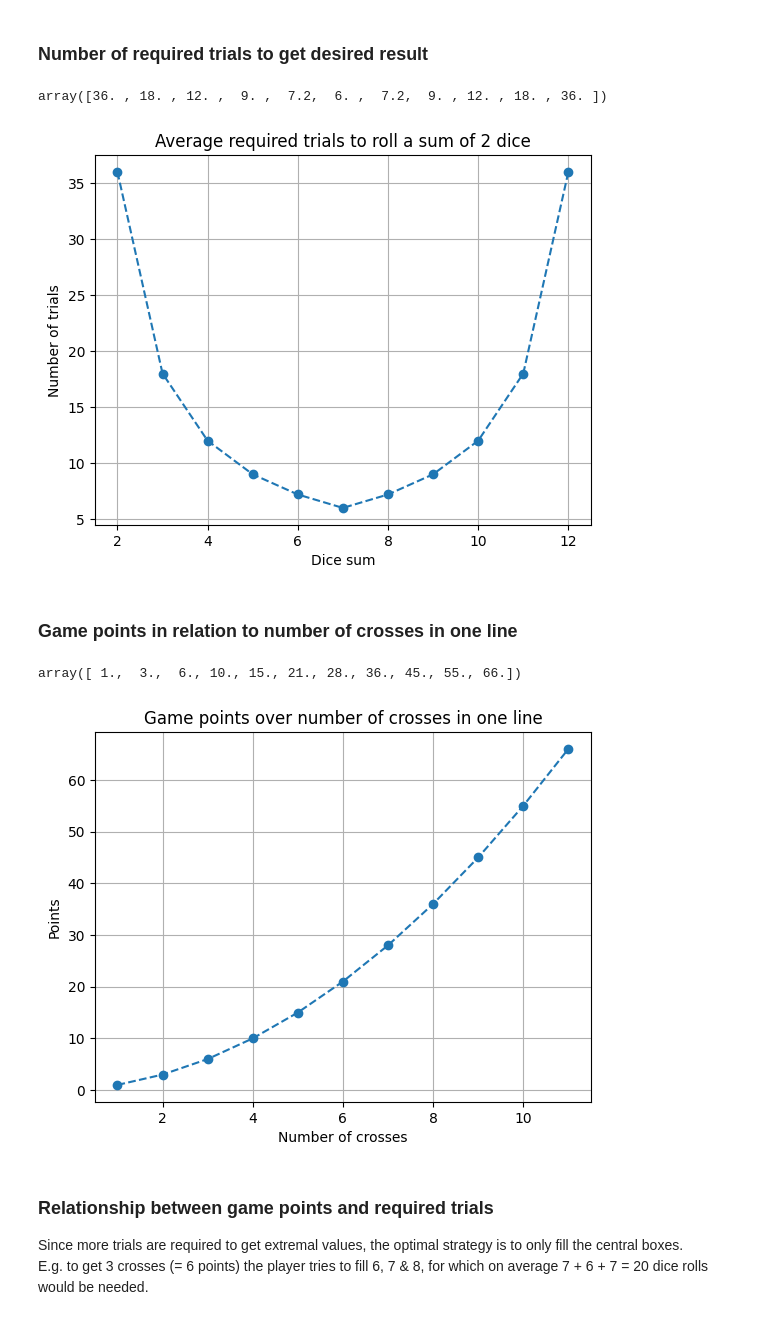
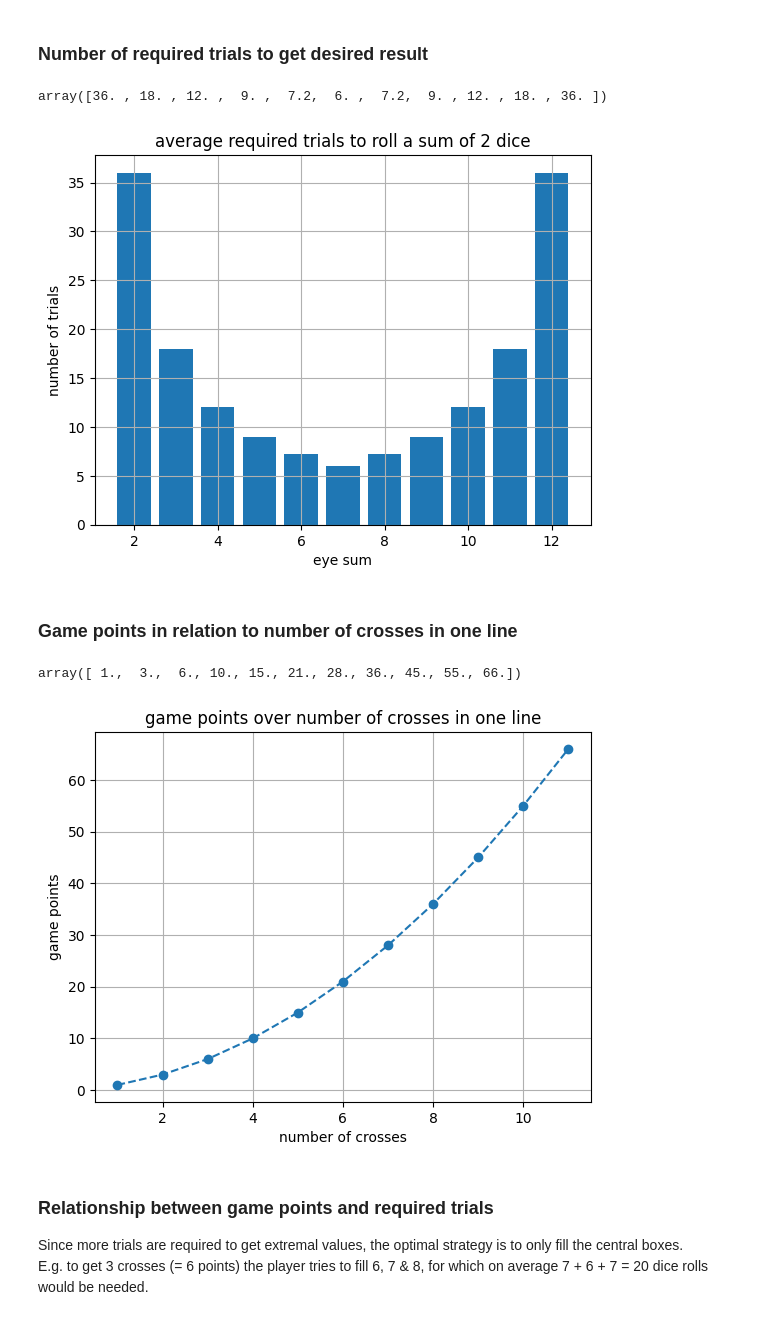
Before and after one commit to gerritnowald/boardgame-math, a Jupyter notebook: Quixx.ipynb, the cells around one changed output. Saved outputs shown, nothing was run; the diff lists cells and outputs as text; code cells hidden in the pictures.

Commit message:
savefig

```diff
--- a/Quixx.ipynb
+++ b/Quixx.ipynb
@@ -18,18 +20,20 @@ plt.grid()
 # %%
 Navg = 1/p
 
 x = np.arange(2, 13)
 
-plt.plot(x, Navg, 'o--')
-plt.title('Average required trials to roll a sum of 2 dice')
-plt.xlabel('Dice sum')
-plt.ylabel('Number of trials')
+plt.bar(x, Navg)
+# , color='gold')
+plt.title('average required trials to roll a sum of 2 dice')
+plt.xlabel('eye sum')
+plt.ylabel('number of trials')
 plt.grid()
+# plt.savefig('trials.png', dpi=300, transparent=True)
 
 Navg
 # %% [output]
 array([36. , 18. , 12. ,  9. ,  7.2,  6. ,  7.2,  9. , 12. , 18. , 36. ])
-[figure, old version]
+[figure, new version]
 # %% [markdown]
 ### Game points in relation to number of crosses in one line
 # %%
@@ -38,15 +42,17 @@ n = np.arange(1,12)
 Points = n*(n+1)/2
 
 plt.plot(n, Points, 'o--')
-plt.title('Game points over number of crosses in one line')
-plt.xlabel('Number of crosses')
-plt.ylabel('Points')
+# , color='gold')
+plt.title('game points over number of crosses in one line')
+plt.xlabel('number of crosses')
+plt.ylabel('game points')
 plt.grid()
+# plt.savefig('points.png', dpi=300, transparent=True)
 
 Points
 # %% [output]
 array([ 1.,  3.,  6., 10., 15., 21., 28., 36., 45., 55., 66.])
-[figure, old version]
+[figure, new version]
 # %% [markdown]
 ### Relationship between game points and required trials
 
```
Also changed, not shown: parts of 3 cells of this notebook.
